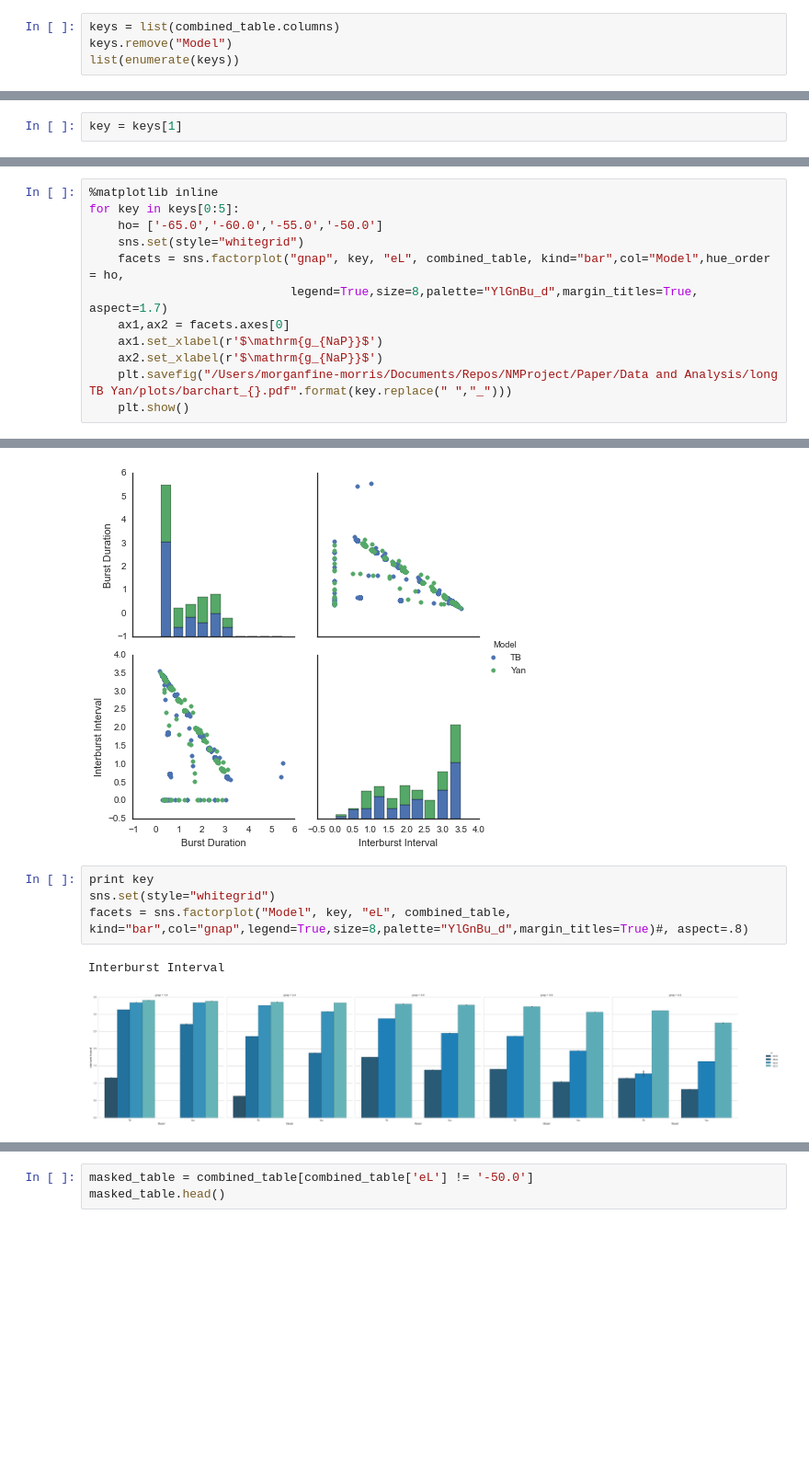
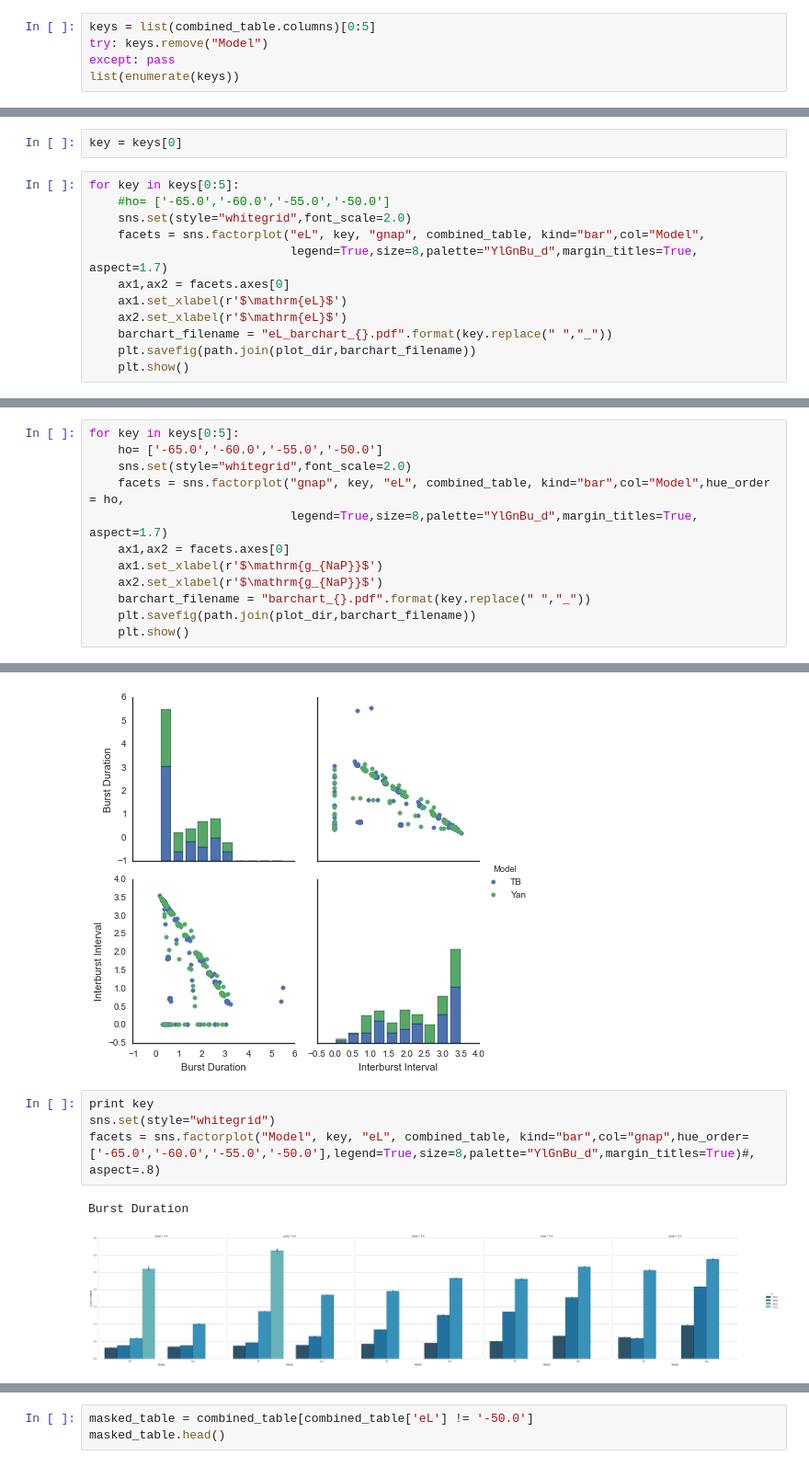
Before and after one commit to mfinemorris/NMProject, a Jupyter notebook: IPYNB/Seaborn Exp.ipynb, the cells around one changed output, grey strips where cells are left out. Shown at 92% size. Cells and saved outputs as stored; diff of their text form; blank space fills up the shorter version.

```diff
--- a/IPYNB/Seaborn Exp.ipynb
+++ b/IPYNB/Seaborn Exp.ipynb
@@ -168,8 +184,9 @@ combined_table.head()
 | 3 | 2.564801 | 1.1642 | 3.729001 | 65 | 25.343099 | TB | ... |
 | 4 | 2.564801 | 1.1642 | 3.729001 | 65 | 25.343098 | TB | ... |
 # %%
-keys = list(combined_table.columns)
-keys.remove("Model")
+keys = list(combined_table.columns)[0:5]
+try: keys.remove("Model")
+except: pass
 list(enumerate(keys))
 # %% [output]
 [(0, 'Burst Duration'),
@@ -182,2 +197,14 @@ list(enumerate(keys))
 # %%
-key = keys[1]
+key = keys[0]
+# %%
+for key in keys[0:5]:
+    #ho= ['-65.0','-60.0','-55.0','-50.0']
+    sns.set(style="whitegrid",font_scale=2.0)
+    facets = sns.factorplot("eL", key, "gnap", combined_table, kind="bar",col="Model",
+                            legend=True,size=8,palette="YlGnBu_d",margin_titles=True, aspect=1.7)
+    ax1,ax2 = facets.axes[0]
+    ax1.set_xlabel(r'$\mathrm{eL}$')
+    ax2.set_xlabel(r'$\mathrm{eL}$')
+    barchart_filename = "eL_barchart_{}.pdf".format(key.replace(" ","_"))
+    plt.savefig(path.join(plot_dir,barchart_filename))
+    plt.show()
@@ -184,13 +217,13 @@ key = keys[1]
 # %%
-%matplotlib inline
 for key in keys[0:5]:
     ho= ['-65.0','-60.0','-55.0','-50.0']
-    sns.set(style="whitegrid")
+    sns.set(style="whitegrid",font_scale=2.0)
     facets = sns.factorplot("gnap", key, "eL", combined_table, kind="bar",col="Model",hue_order = ho,
                             legend=True,size=8,palette="YlGnBu_d",margin_titles=True, aspect=1.7)
     ax1,ax2 = facets.axes[0]
     ax1.set_xlabel(r'$\mathrm{g_{NaP}}$')
     ax2.set_xlabel(r'$\mathrm{g_{NaP}}$')
-    plt.savefig("/Users/morganfine-morris/Documents/Repos/NMProject/Paper/Data and Analysis/long TB Yan/plots/barchart_{}.pdf".format(key.replace(" ","_")))
+    barchart_filename = "barchart_{}.pdf".format(key.replace(" ","_"))
+    plt.savefig(path.join(plot_dir,barchart_filename))
     plt.show()
 # %% [output]
@@ -220,7 +253,7 @@ g.add_legend()
 # %%
 print key
 sns.set(style="whitegrid")
-facets = sns.factorplot("Model", key, "eL", combined_table, kind="bar",col="gnap",legend=True,size=8,palette="YlGnBu_d",margin_titles=True)#, aspect=.8)
+facets = sns.factorplot("Model", key, "eL", combined_table, kind="bar",col="gnap",hue_order=['-65.0','-60.0','-55.0','-50.0'],legend=True,size=8,palette="YlGnBu_d",margin_titles=True)#, aspect=.8)
 # %% [output]
-Interburst Interval
+Burst Duration
-[figure, old version]
+[figure, new version]
```
Also changed, not shown: parts of 26 cells of this notebook, 33 other files.
